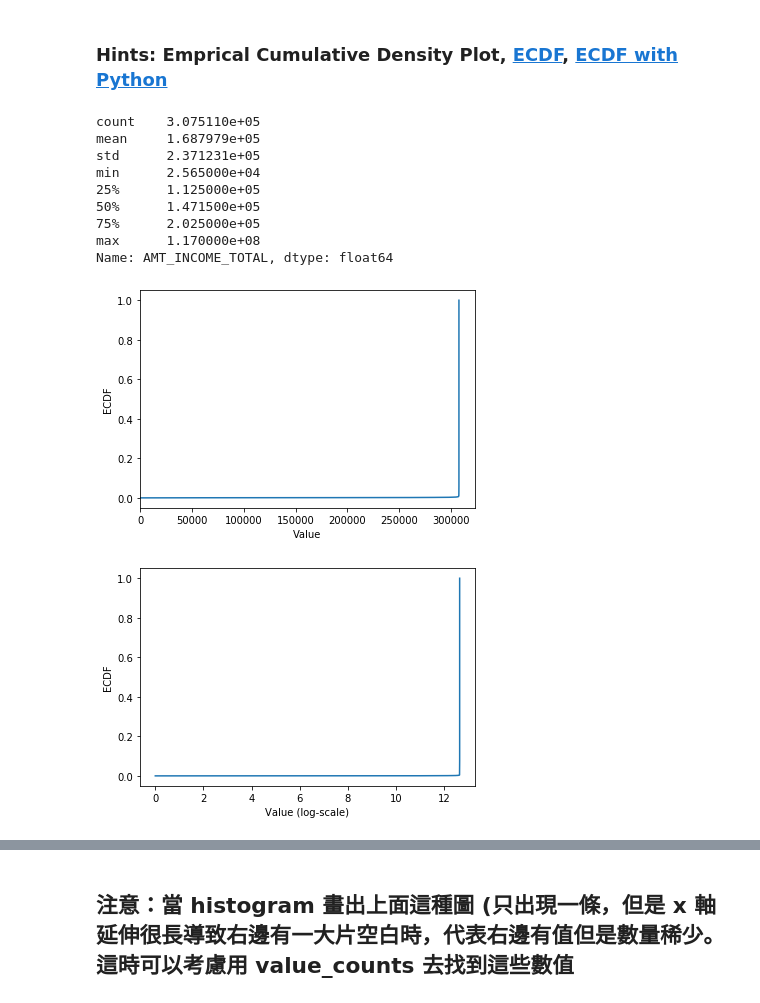
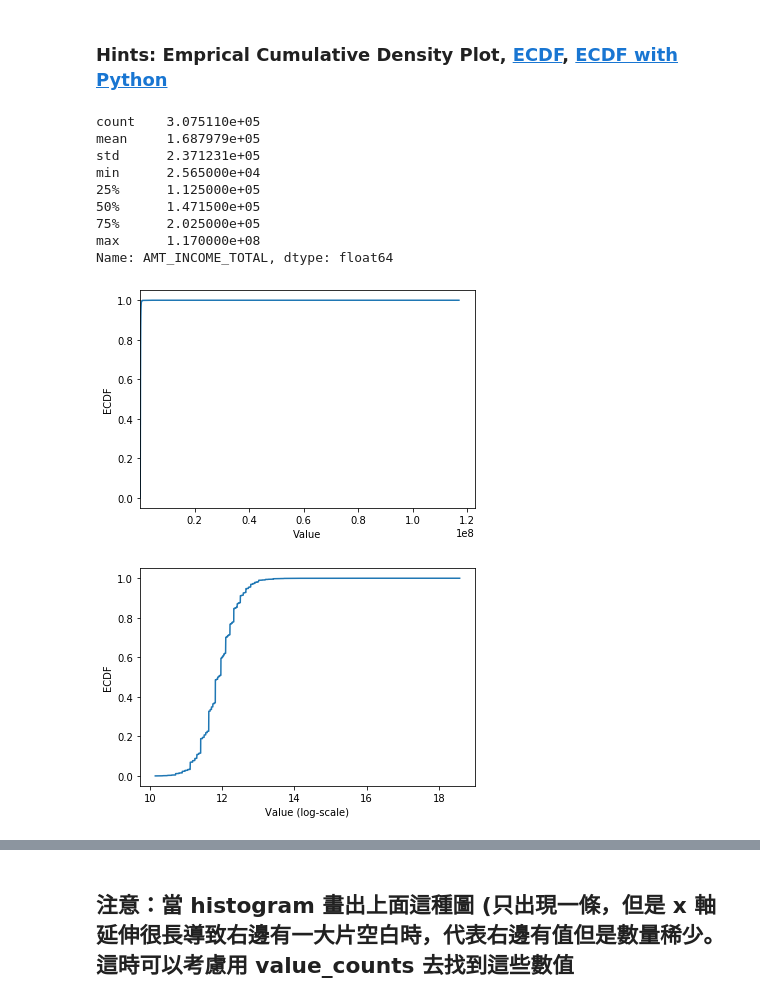
Before and after one commit to fyang109/3rd-ML100Days, a Jupyter notebook: HomeWork/Day_009_HW.ipynb, the cells around one changed output, grey strips where cells are left out. Saved outputs shown, nothing was run; the diff lists cells and outputs as text; code cells hidden in the pictures.

```diff
--- a/HomeWork/Day_009_HW.ipynb
+++ b/HomeWork/Day_009_HW.ipynb
@@ -122,37 +122,37 @@ Name: OBS_60_CNT_SOCIAL_CIRCLE, dtype: float64
 ColNm = 'AMT_INCOME_TOTAL'
 print(app_train[ColNm].describe())
 
 # 繪製 Empirical Cumulative Density Plot (ECDF)
-app_train[ColNm].fillna(app_train[ColNm].mean())
-cdf = app_train.sort_values(by=[ColNm]).reset_index(drop=True)[ColNm]
+cdf = app_train[ColNm].value_counts().sort_index().cumsum()
+
 plt.plot(list(cdf.index), cdf/cdf.max())
 plt.xlabel('Value')
 plt.ylabel('ECDF')
 plt.xlim([cdf.index.min(), cdf.index.max() * 1.05]) # 限制顯示圖片的範圍
 plt.ylim([-0.05,1.05]) # 限制顯示圖片的範圍
 
 plt.show()
 
 # 改變 y 軸的 Scale, 讓我們可以正常檢視 ECDF
 plt.plot(np.log(list(cdf.index)), cdf/cdf.max())
 plt.xlabel('Value (log-scale)')
 plt.ylabel('ECDF')
 
 plt.ylim([-0.05,1.05]) # 限制顯示圖片的範圍
 
 plt.show()
 # %% [output]
 count    3.075110e+05
 mean     1.687979e+05
 std      2.371231e+05
 min      2.565000e+04
 25%      1.125000e+05
 50%      1.471500e+05
 75%      2.025000e+05
 max      1.170000e+08
 Name: AMT_INCOME_TOTAL, dtype: float64
-[figure, old version]
+[figure, new version]
-[figure, old version]
+[figure, new version]
 # %% [markdown]
 ## 補充：Normal dist 的 ECDF
 ![ecdf_normal](https://au.mathworks.com/help/examples/stats/win64/PlotEmpiricalCdfAndCompareWithSamplingDistributionExample_01.png)
```
Also changed, not shown: parts of 2 cells of this notebook.
